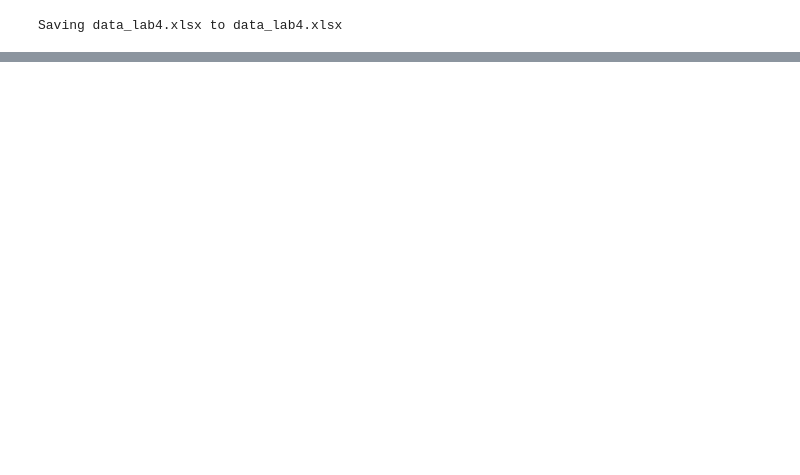
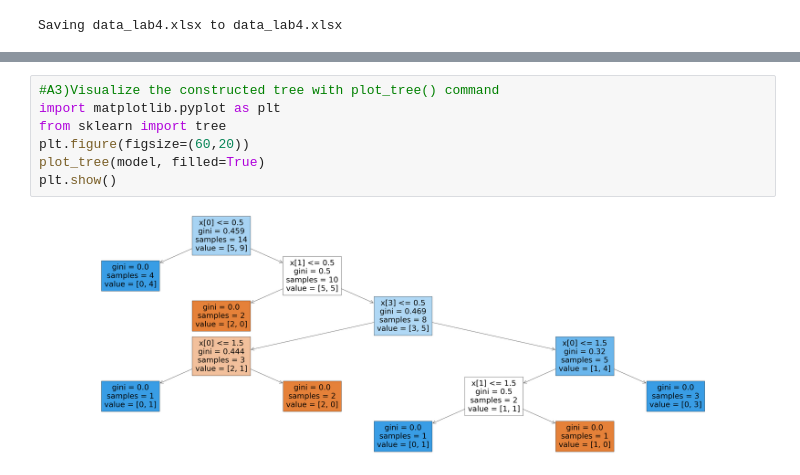
Before and after one commit to vidulaarumugam/Machine-learning_vidula, a Jupyter notebook: lab4_ml.ipynb, the cells around one changed output, grey strips where cells are left out. Cells and saved outputs as stored; diff of their text form; blank space fills up the shorter version.

```diff
--- a/lab4_ml.ipynb
+++ b/lab4_ml.ipynb
@@ -103 +102,10 @@ DecisionTreeClassifier()
 Depth of the constructed decision tree: 5
+# %%
+#A3)Visualize the constructed tree with plot_tree() command
+import matplotlib.pyplot as plt
+from sklearn import tree
+plt.figure(figsize=(60,20))
+plot_tree(model, filled=True)
+plt.show()
+# %% [output]
+[figure, added]
```
Also changed, not shown: parts of 7 cells of this notebook.
